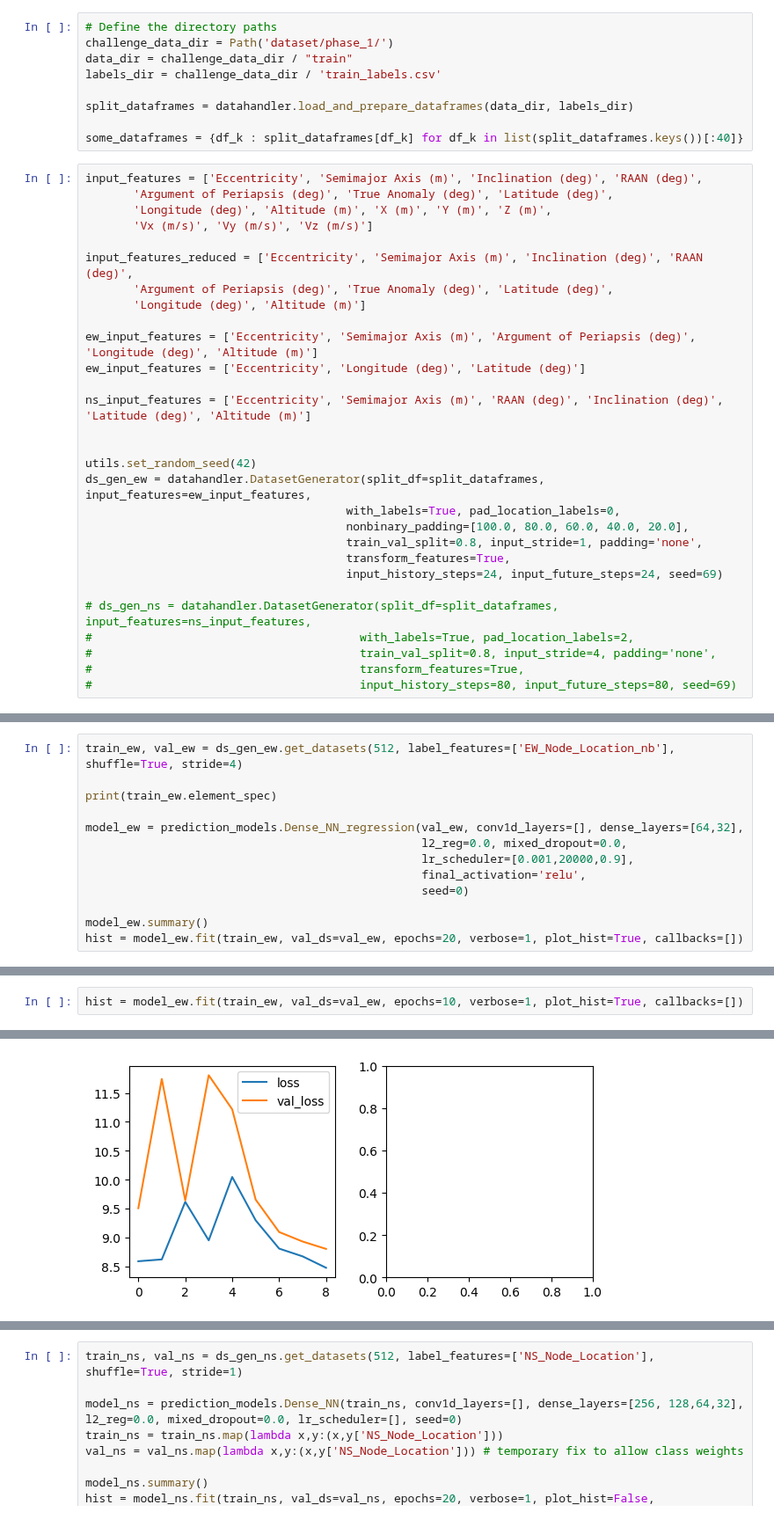
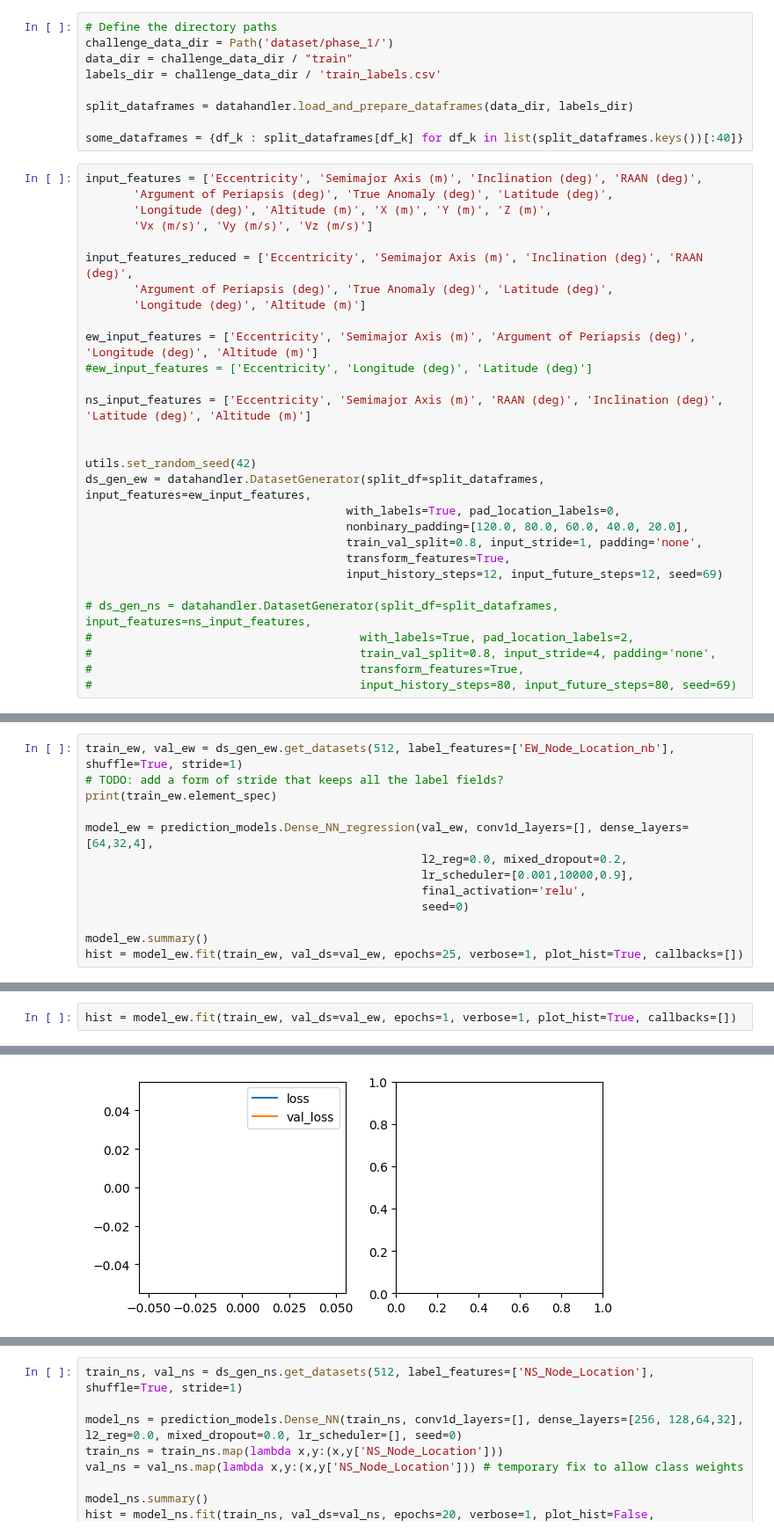
Before and after one commit to DavidBaldsiefen/splid-challenge, a Jupyter notebook: node_localizer.ipynb, the cells around one changed output, grey strips where cells are left out. Shown at 88% size. Drawn from its saved outputs; the diff is of its cells as text.

Commit message:
Further work and notes on regression localizer

```diff
--- a/node_localizer.ipynb
+++ b/node_localizer.ipynb
@@ -37,7 +38,7 @@ input_features_reduced = ['Eccentricity', 'Semimajor Axis (m)', 'Inclination (de
        'Longitude (deg)', 'Altitude (m)']
 
 ew_input_features = ['Eccentricity', 'Semimajor Axis (m)', 'Argument of Periapsis (deg)', 'Longitude (deg)', 'Altitude (m)']
-ew_input_features = ['Eccentricity', 'Longitude (deg)', 'Latitude (deg)']
+#ew_input_features = ['Eccentricity', 'Longitude (deg)', 'Latitude (deg)']
 
 ns_input_features = ['Eccentricity', 'Semimajor Axis (m)', 'RAAN (deg)', 'Inclination (deg)', 'Latitude (deg)', 'Altitude (m)']
 
@@ -45,10 +46,10 @@ ns_input_features = ['Eccentricity', 'Semimajor Axis (m)', 'RAAN (deg)', 'Inclin
 utils.set_random_seed(42)
 ds_gen_ew = datahandler.DatasetGenerator(split_df=split_dataframes, input_features=ew_input_features,
                                       with_labels=True, pad_location_labels=0,
-                                      nonbinary_padding=[100.0, 80.0, 60.0, 40.0, 20.0],
+                                      nonbinary_padding=[120.0, 80.0, 60.0, 40.0, 20.0],
                                       train_val_split=0.8, input_stride=1, padding='none',
                                       transform_features=True,
-                                      input_history_steps=24, input_future_steps=24, seed=69)
+                                      input_history_steps=12, input_future_steps=12, seed=69)
 
 # ds_gen_ns = datahandler.DatasetGenerator(split_df=split_dataframes, input_features=ns_input_features,
 #                                       with_labels=True, pad_location_labels=2,
@@ -84,16 +85,16 @@ hist = model_ew.fit(train_ew, val_ds=val_ew, epochs=20, verbose=1, plot_hist=Tru
                     callbacks=[])
 #model_ew.model.save('models/ew_localizer.hdf5')
 # %%
-train_ew, val_ew = ds_gen_ew.get_datasets(512, label_features=['EW_Node_Location_nb'], shuffle=True, stride=4)
-
+train_ew, val_ew = ds_gen_ew.get_datasets(512, label_features=['EW_Node_Location_nb'], shuffle=True, stride=1)
+# TODO: add a form of stride that keeps all the label fields?
 print(train_ew.element_spec)
 
-model_ew = prediction_models.Dense_NN_regression(val_ew, conv1d_layers=[], dense_layers=[64,32],
-                                                 l2_reg=0.0, mixed_dropout=0.0,
-                                                 lr_scheduler=[0.001,20000,0.9],
+model_ew = prediction_models.Dense_NN_regression(val_ew, conv1d_layers=[], dense_layers=[64,32,4],
+                                                 l2_reg=0.0, mixed_dropout=0.2,
+                                                 lr_scheduler=[0.001,10000,0.9],
                                                  final_activation='relu',
                                                  seed=0)
 
 model_ew.summary()
-hist = model_ew.fit(train_ew, val_ds=val_ew, epochs=20, verbose=1, plot_hist=True, callbacks=[])
+hist = model_ew.fit(train_ew, val_ds=val_ew, epochs=25, verbose=1, plot_hist=True, callbacks=[])
 # %% [output]
@@ -118,4 +119,4 @@ Evaluating model:
 # %%
-hist = model_ew.fit(train_ew, val_ds=val_ew, epochs=10, verbose=1, plot_hist=True, callbacks=[])
+hist = model_ew.fit(train_ew, val_ds=val_ew, epochs=1, verbose=1, plot_hist=True, callbacks=[])
 # %% [output]
 Starting training. Optimizing "val_accuracy"
@@ -138 +128 @@ Evaluating model:
-[figure, old version]
+[figure, new version]
```
Also changed, not shown: parts of 12 cells of this notebook, 3 other files.
